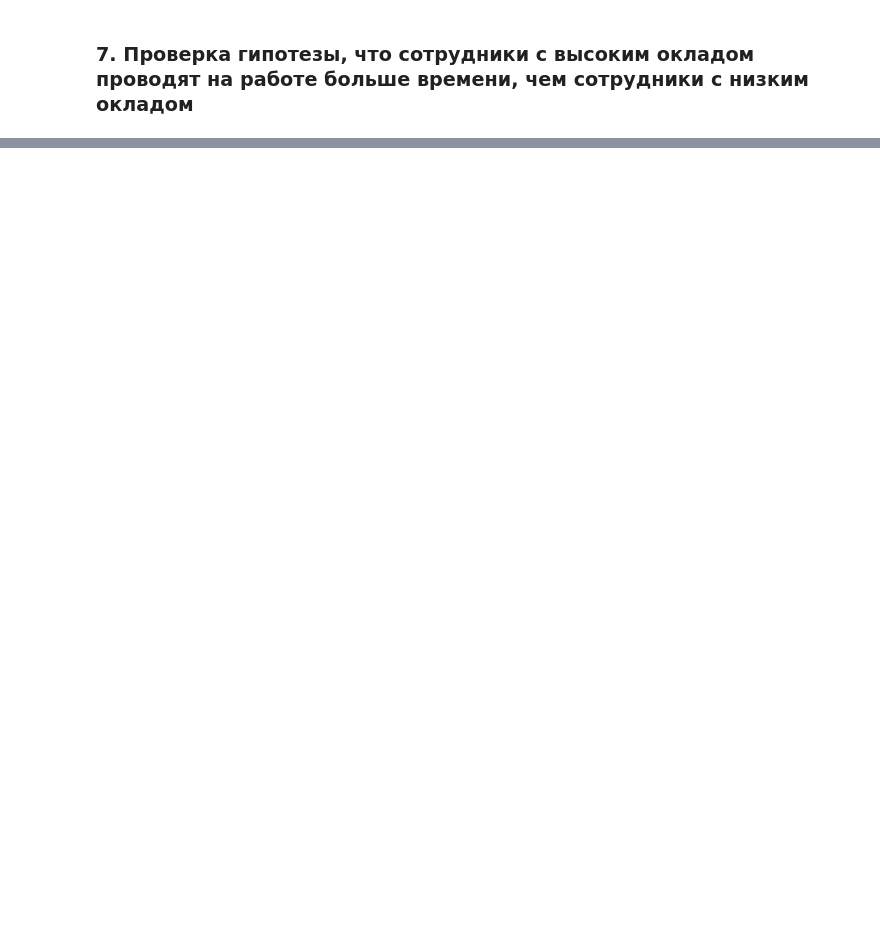
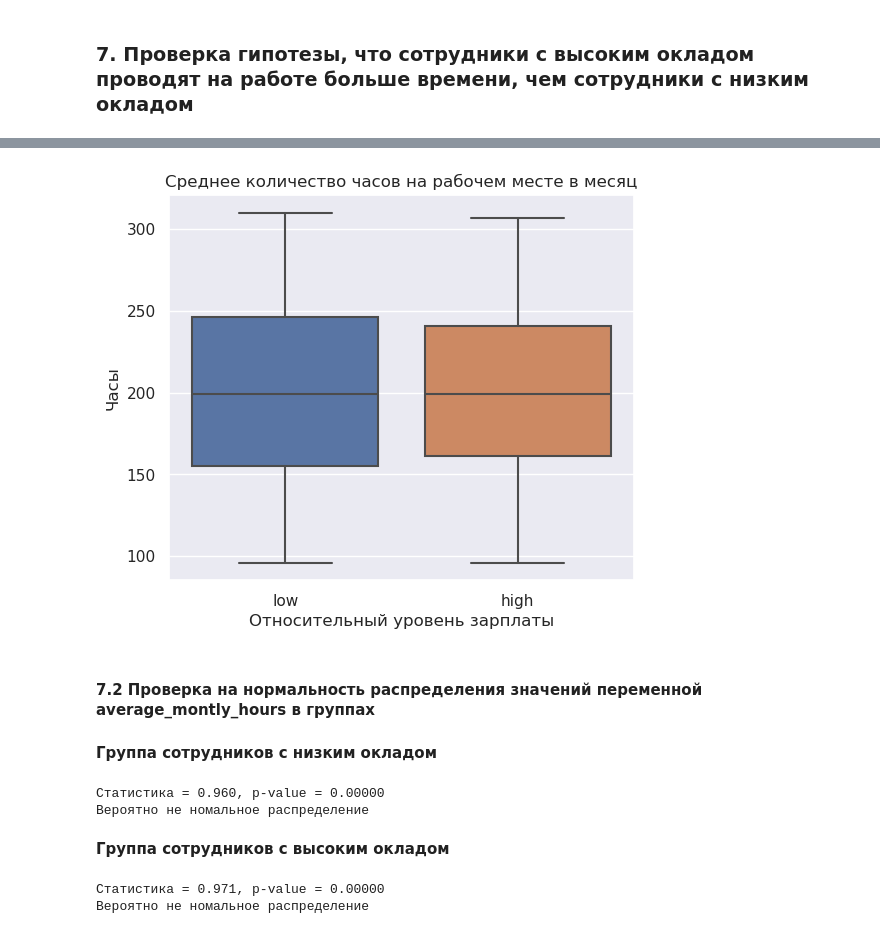
Before and after one commit to BalshowAndrew/python_statistic, a Jupyter notebook: final_work.ipynb, the cells around one changed output, grey strips where cells are left out. Cells and saved outputs as stored; diff of their text form; code cells hidden in the pictures; blank space fills up the shorter version.

```diff
--- a/final_work.ipynb
+++ b/final_work.ipynb
@@ -360,0 +398,37 @@ hr_df.head()
+# %%
+sns.boxplot(data=hours_salary_df, x='salary', y='average_montly_hours')
+plt.title('Среднее количество часов на рабочем месте в месяц')
+plt.xlabel('Относительный уровень зарплаты')
+plt.ylabel('Часы');
+# %% [output]
+[figure, added]
+# %% [markdown]
+#### 7.2 Проверка на нормальность распределения значений переменной **average_montly_hours** в группах
+# %% [markdown]
+**Группа сотрудников с низким окладом**
+# %%
+# Тест Шапиро-Уилка
+stat, p = st.shapiro(hours_salary_df.loc[hours_salary_df.salary == 'low', 'average_montly_hours'])
+
+print(f'Статистика = {stat:.3f}, p-value = {p:.5f}')
+if p > 0.05:
+    print('Вероятно нормальное распределение')
+else:
+    print('Вероятно не номальное распределение')
+# %% [output]
+Статистика = 0.960, p-value = 0.00000
+Вероятно не номальное распределение
+# %% [markdown]
+**Группа сотрудников с высоким окладом**
+# %%
+# Тест Шапиро-Уилка
+stat, p = st.shapiro(hours_salary_df.loc[hours_salary_df.salary == 'high', 'average_montly_hours'])
+
+print(f'Статистика = {stat:.3f}, p-value = {p:.5f}')
+if p > 0.05:
+    print('Вероятно нормальное распределение')
+else:
+    print('Вероятно не номальное распределение')
+# %% [output]
+Статистика = 0.971, p-value = 0.00000
+Вероятно не номальное распределение
```
Also changed, not shown: parts of 19 cells of this notebook, 1 other file.
